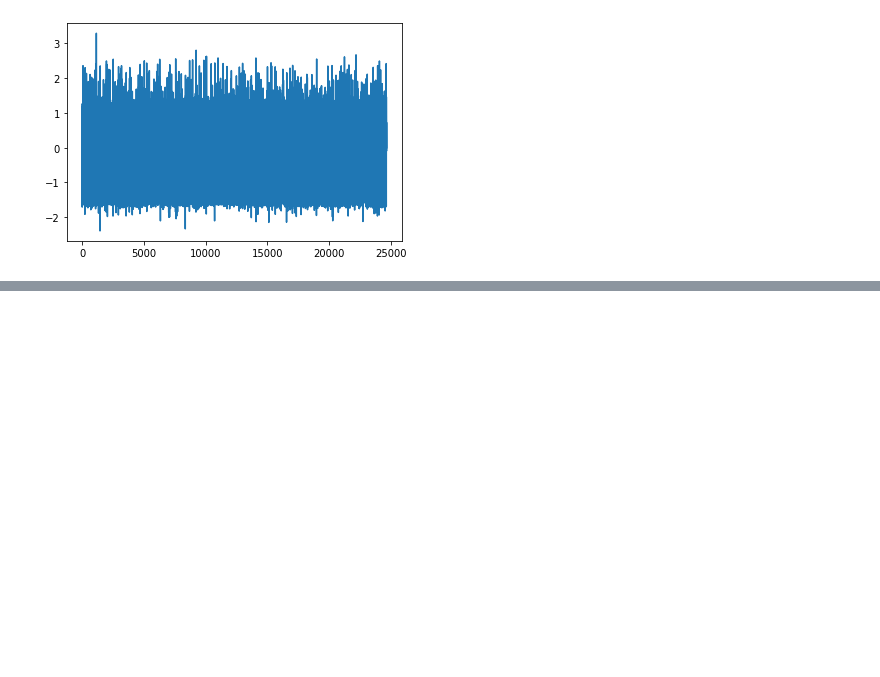
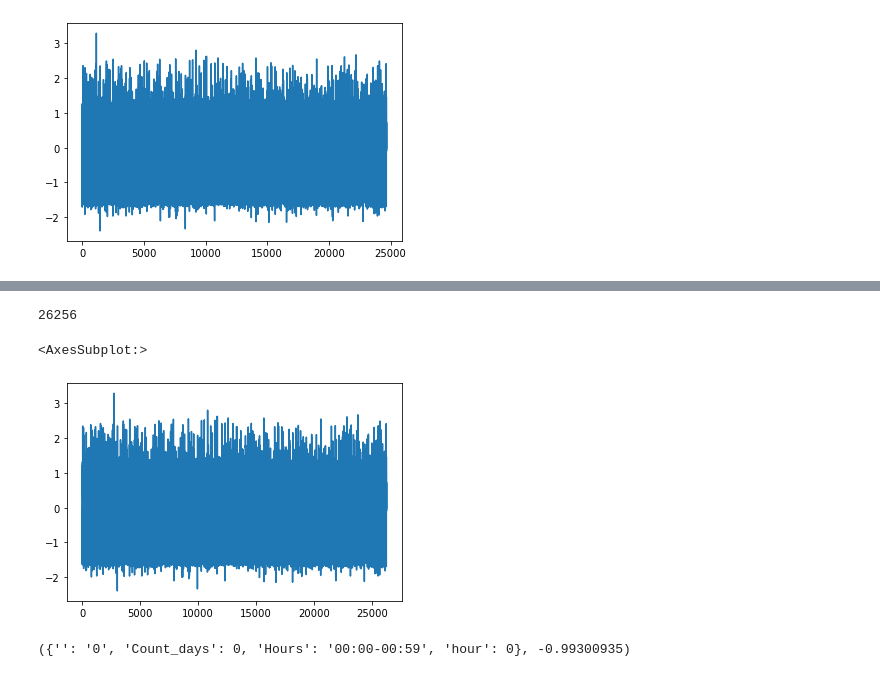
Before and after one commit to giodefa96/Script_Tesi_new, a Jupyter notebook: Script/DatiTesi/ItalyPowerDemand.ipynb, the cells around one changed output, grey strips where cells are left out. Saved outputs shown, nothing was run; the diff lists cells and outputs as text; code cells hidden in the pictures; blank space fills up the shorter version.

Commit message:
ItalyPowerDemand prove online methods

```diff
--- a/Script/DatiTesi/ItalyPowerDemand.ipynb
+++ b/Script/DatiTesi/ItalyPowerDemand.ipynb
@@ -52,0 +109,8 @@ dati_test.PowerDemandValue.plot()
+# %%
+
+dati_complete = pd.read_csv('/home/giodefa/PycharmProjects/Script_Tesi_new/Script/DatiTesi/dati_PowerDemandValue')
+
+
+
+dati_complete = dati_complete[['Count_days', 'hour','PowerDemandValue' ]]
+dati_complete
@@ -52,0 +131,9 @@ dati_test.PowerDemandValue.plot()
+# %%
+dati_complete.shape[0]
+# %% [output]
+26256
+# %%
+dati_complete['PowerDemandValue'].plot()
+# %% [output]
+<AxesSubplot:>
+[figure, added]
@@ -52,0 +157,4 @@ dati_test.PowerDemandValue.plot()
+# %%
+next(X_y)
+# %% [output]
+({'': '0', 'Count_days': 0, 'Hours': '00:00-00:59', 'hour': 0}, -0.99300935)
```
Also changed, not shown: parts of 22 cells of this notebook, 1 other file.
